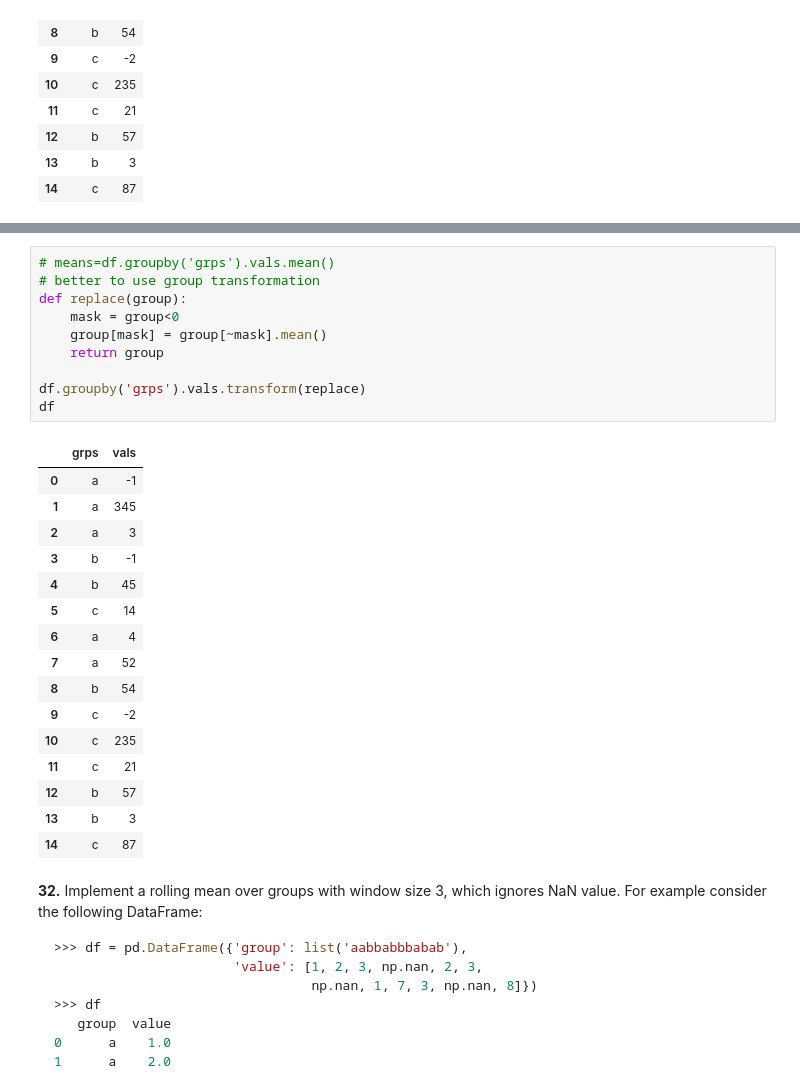
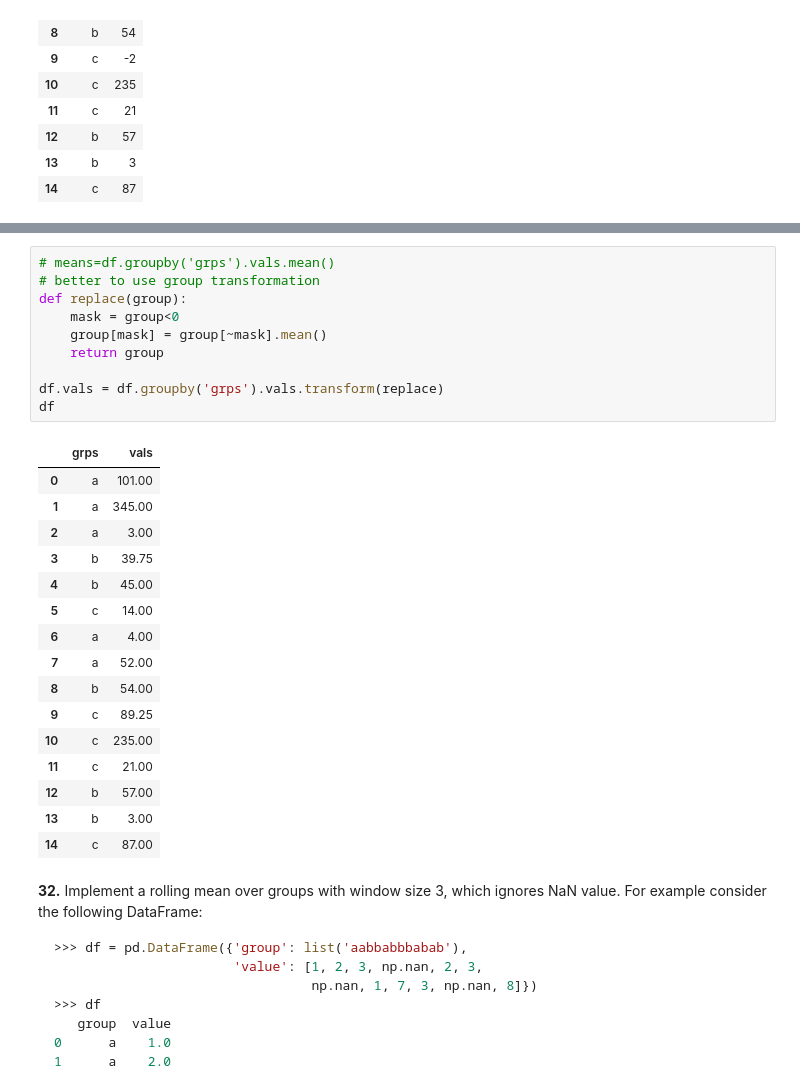
Before and after one commit to anhquan0412/pandas_practice, a Jupyter notebook: 100-pandas-puzzles.ipynb, the cells around one changed output, grey strips where cells are left out. Drawn from its saved outputs; the diff is of its cells as text.

```diff
--- a/100-pandas-puzzles.ipynb
+++ b/100-pandas-puzzles.ipynb
@@ -917,30 +1030,30 @@ df
 # %%
 # means=df.groupby('grps').vals.mean()
 # better to use group transformation
 def replace(group):
     mask = group<0
     group[mask] = group[~mask].mean()
     return group
 
-df.groupby('grps').vals.transform(replace)
+df.vals = df.groupby('grps').vals.transform(replace)
 df
 # %% [output]
 |  | grps | vals |
-| 0 | a | -1 |
-| 1 | a | 345 |
-| 2 | a | 3 |
-| 3 | b | -1 |
-| 4 | b | 45 |
-| 5 | c | 14 |
-| 6 | a | 4 |
-| 7 | a | 52 |
-| 8 | b | 54 |
-| 9 | c | -2 |
-| 10 | c | 235 |
-| 11 | c | 21 |
-| 12 | b | 57 |
-| 13 | b | 3 |
-| 14 | c | 87 |
+| 0 | a | 101.00 |
+| 1 | a | 345.00 |
+| 2 | a | 3.00 |
+| 3 | b | 39.75 |
+| 4 | b | 45.00 |
+| 5 | c | 14.00 |
+| 6 | a | 4.00 |
+| 7 | a | 52.00 |
+| 8 | b | 54.00 |
+| 9 | c | 89.25 |
+| 10 | c | 235.00 |
+| 11 | c | 21.00 |
+| 12 | b | 57.00 |
+| 13 | b | 3.00 |
+| 14 | c | 87.00 |
 # %% [markdown]
 **32.** Implement a rolling mean over groups with window size 3, which ignores NaN value. For example consider the following DataFrame:
 
```
Also changed, not shown: parts of 47 cells of this notebook.
